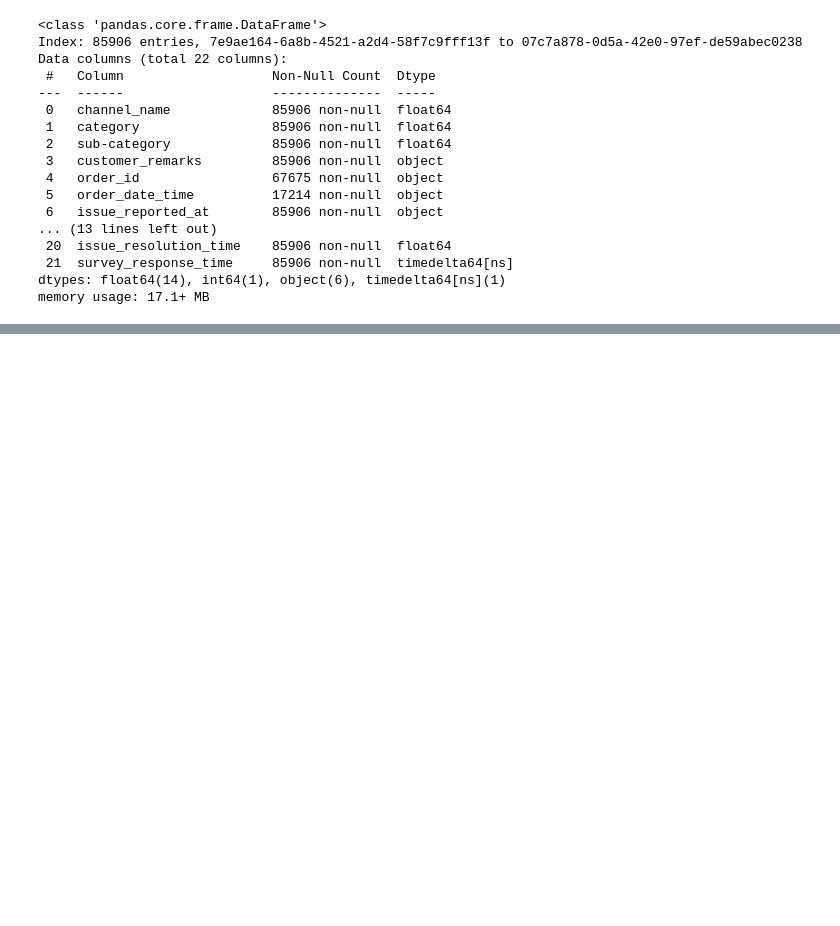
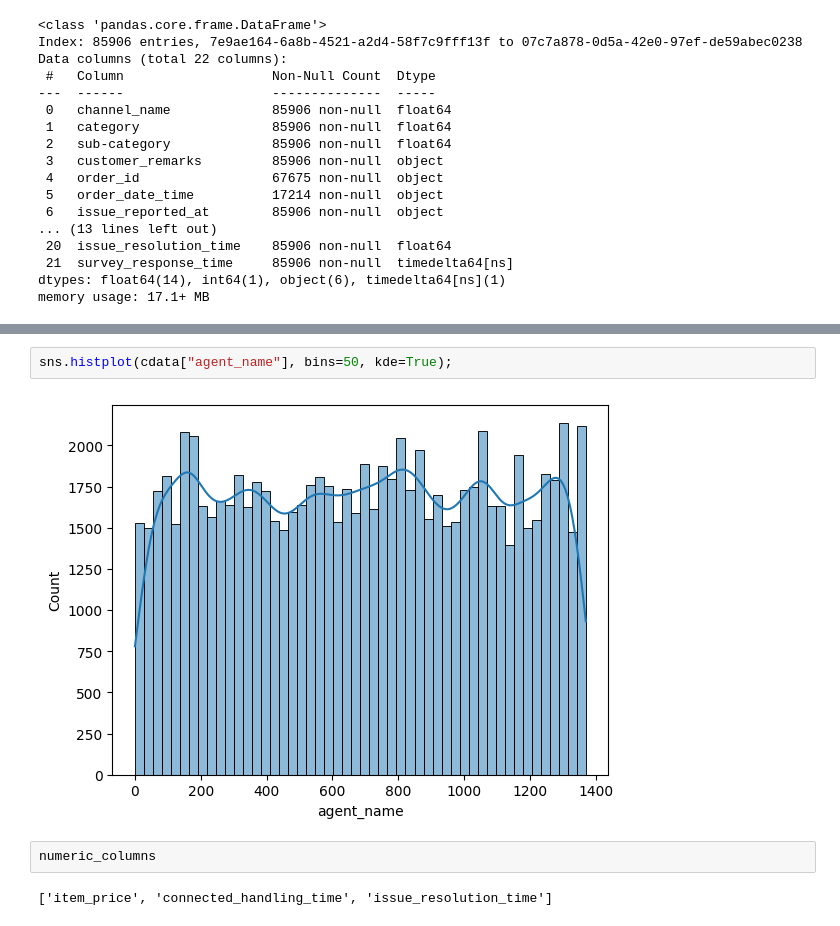
Before and after one commit to sushantkas/DEEP-CSAT-Project, a Jupyter notebook: EDA.ipynb, the cells around one changed output, grey strips where cells are left out. Drawn from its saved outputs; the diff is of its cells as text; blank space fills up the shorter version.

```diff
--- a/EDA.ipynb
+++ b/EDA.ipynb
@@ -870,0 +954,8 @@ array([[ 2.,  8., 19., ...,  4.,  2., 34.],
+# %%
+sns.histplot(cdata["agent_name"], bins=50, kde=True);
+# %% [output]
+[figure, added]
+# %%
+numeric_columns
+# %% [output]
+['item_price', 'connected_handling_time', 'issue_resolution_time']
```
Also changed, not shown: parts of 19 cells of this notebook, 2 other files.
